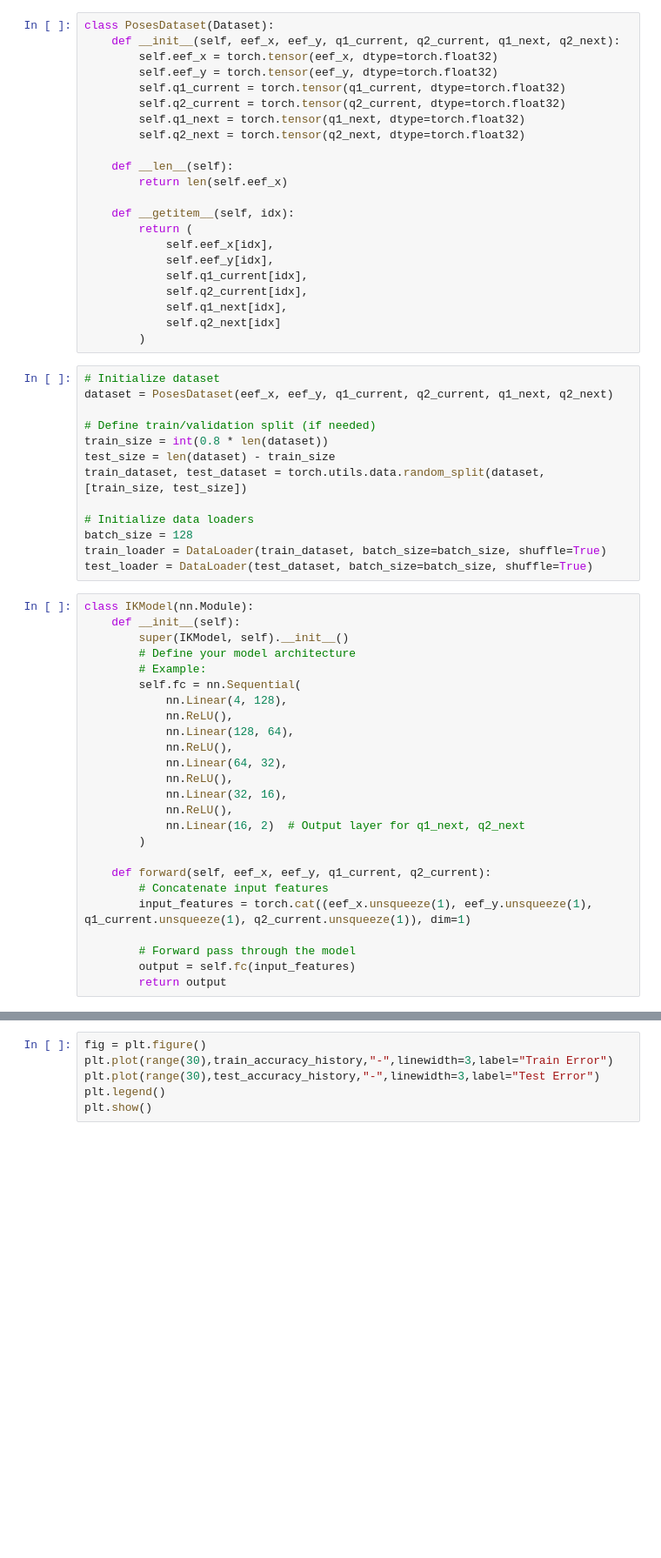
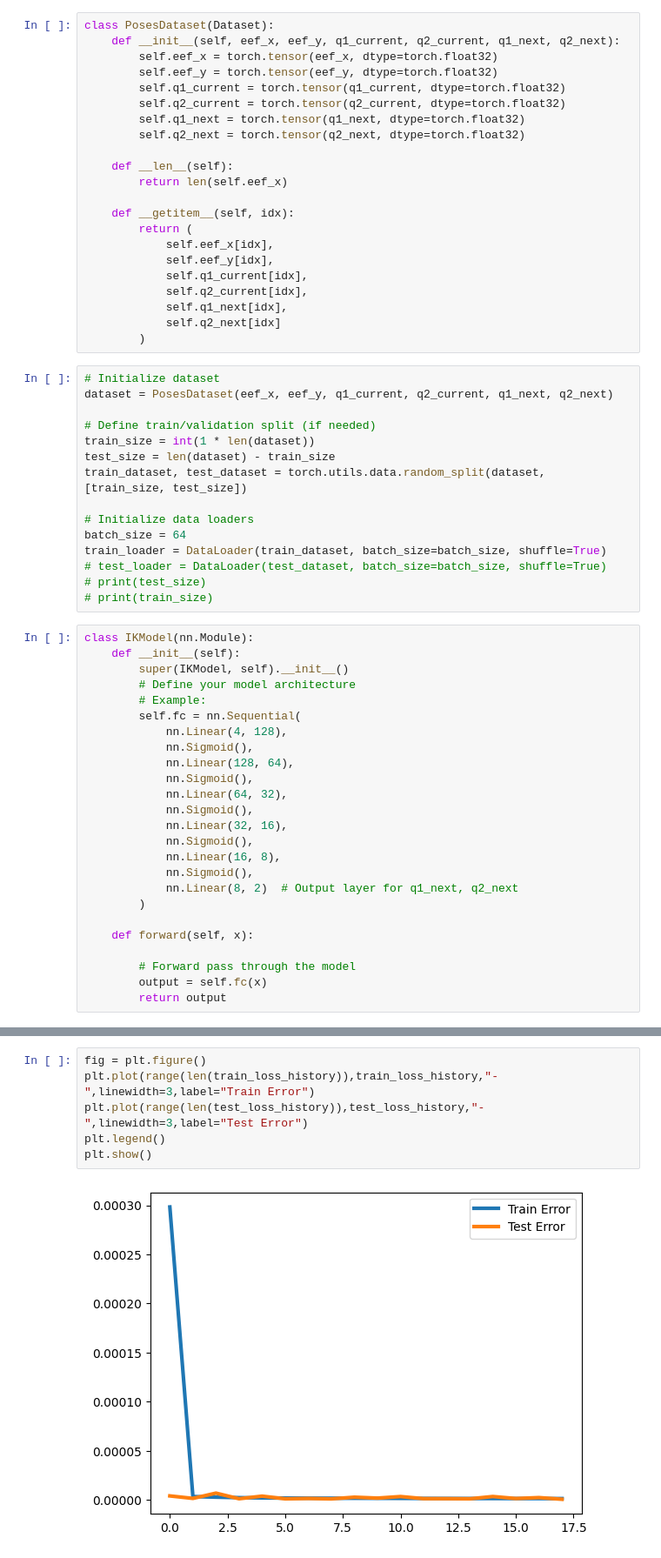
Before and after one commit to omarrayyann/IK-NN, a Jupyter notebook: training_model.ipynb, the cells around one changed output, grey strips where cells are left out. Shown at 87% size. Saved outputs shown, nothing was run; the diff lists cells and outputs as text; blank space fills up the shorter version.

```diff
--- a/training_model.ipynb
+++ b/training_model.ipynb
@@ -201,14 +221,16 @@ class PosesDataset(Dataset):
 dataset = PosesDataset(eef_x, eef_y, q1_current, q2_current, q1_next, q2_next)
 
 # Define train/validation split (if needed)
-train_size = int(0.8 * len(dataset))
+train_size = int(1 * len(dataset))
 test_size = len(dataset) - train_size
 train_dataset, test_dataset = torch.utils.data.random_split(dataset, [train_size, test_size])
 
 # Initialize data loaders
-batch_size = 128
+batch_size = 64
 train_loader = DataLoader(train_dataset, batch_size=batch_size, shuffle=True)
-test_loader = DataLoader(test_dataset, batch_size=batch_size, shuffle=True)
+# test_loader = DataLoader(test_dataset, batch_size=batch_size, shuffle=True)
+# print(test_size)
+# print(train_size)
 # %%
 class IKModel(nn.Module):
     def __init__(self):
@@ -217,22 +239,22 @@ class IKModel(nn.Module):
         # Example:
         self.fc = nn.Sequential(
             nn.Linear(4, 128),
-            nn.ReLU(),
+            nn.Sigmoid(),
             nn.Linear(128, 64),
-            nn.ReLU(),
+            nn.Sigmoid(),
             nn.Linear(64, 32),
-            nn.ReLU(),
+            nn.Sigmoid(),
             nn.Linear(32, 16),
-            nn.ReLU(),
-            nn.Linear(16, 2)  # Output layer for q1_next, q2_next
+            nn.Sigmoid(),
+            nn.Linear(16, 8),
+            nn.Sigmoid(),
+            nn.Linear(8, 2)  # Output layer for q1_next, q2_next
         )
 
-    def forward(self, eef_x, eef_y, q1_current, q2_current):
-        # Concatenate input features
-        input_features = torch.cat((eef_x.unsqueeze(1), eef_y.unsqueeze(1), q1_current.unsqueeze(1), q2_current.unsqueeze(1)), dim=1)
+    def forward(self, x):
 
         # Forward pass through the model
-        output = self.fc(input_features)
+        output = self.fc(x)
         return output
 # %%
 model = IKModel().to(device)
@@ -322,6 +335,8 @@ Epoch: 0, Training Loss: 0.41, Training Loss: 0.4109
 # %%
 fig = plt.figure()
-plt.plot(range(30),train_accuracy_history,"-",linewidth=3,label="Train Error")
-plt.plot(range(30),test_accuracy_history,"-",linewidth=3,label="Test Error")
+plt.plot(range(len(train_loss_history)),train_loss_history,"-",linewidth=3,label="Train Error")
+plt.plot(range(len(test_loss_history)),test_loss_history,"-",linewidth=3,label="Test Error")
 plt.legend()
 plt.show()
+# %% [output]
+[figure, added]
```
Also changed, not shown: parts of 15 cells of this notebook.
